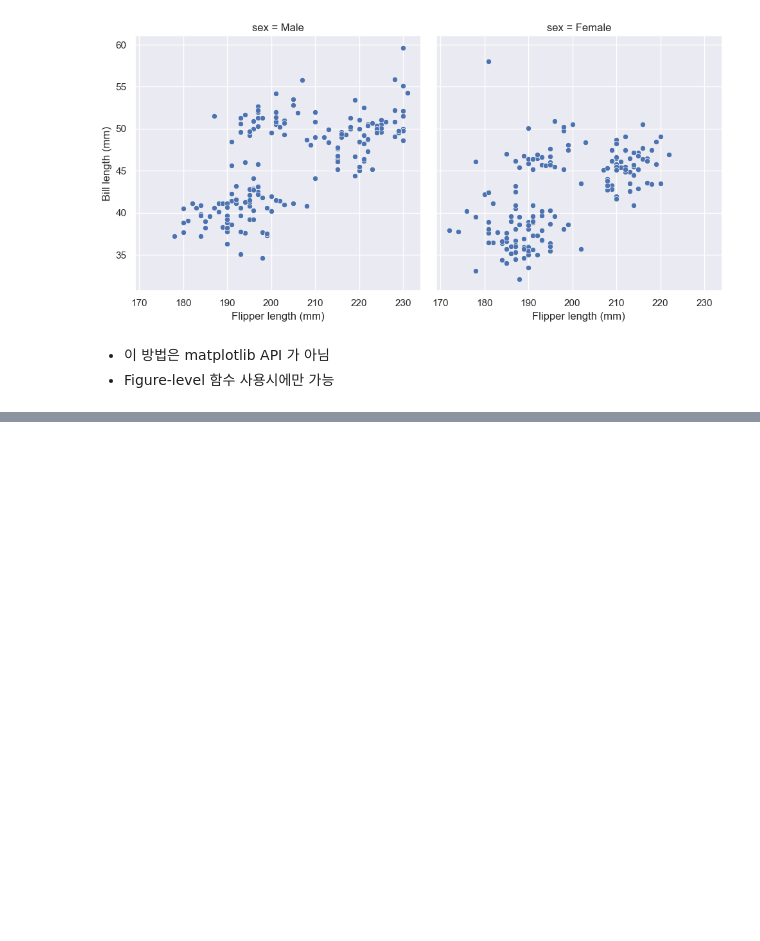
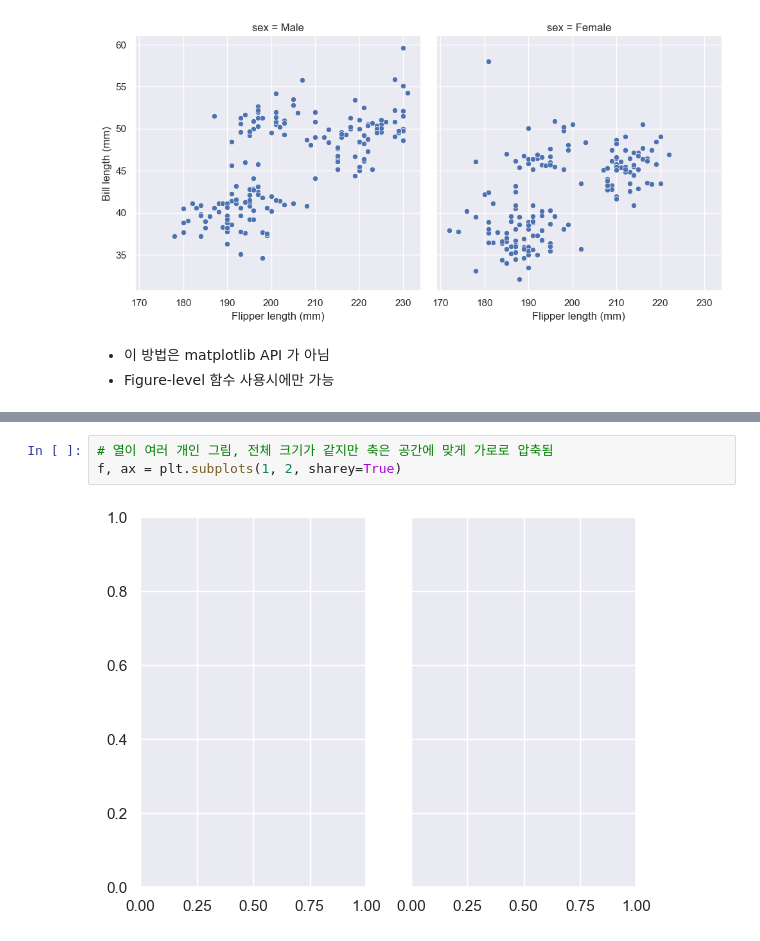
Before and after one commit to jhwn533/Pallet-Town, a Jupyter notebook: Overview of seaborn plotting functions.ipynb, the cells around one changed output, grey strips where cells are left out. Drawn from its saved outputs; the diff is of its cells as text; blank space fills up the shorter version.

```diff
--- a/Overview of seaborn plotting functions.ipynb
+++ b/Overview of seaborn plotting functions.ipynb
@@ -136,0 +158,5 @@ g.set_axis_labels("Flipper length (mm)", "Bill length (mm)")
+# %%
+# 열이 여러 개인 그림, 전체 크기가 같지만 축은 공간에 맞게 가로로 압축됨
+f, ax = plt.subplots(1, 2, sharey=True)
+# %% [output]
+[figure, added]
```
Also changed, not shown: parts of 12 cells of this notebook.
